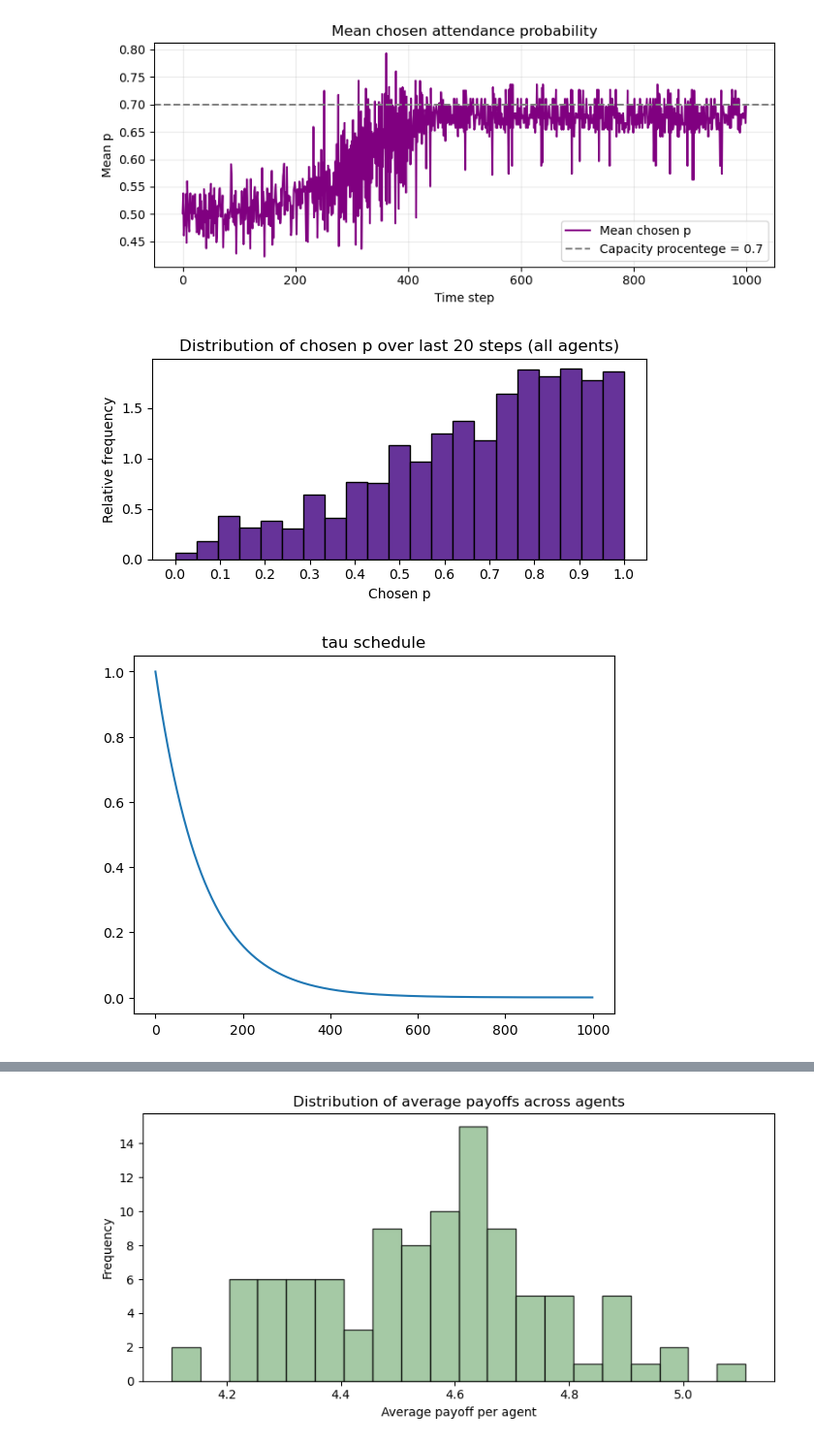
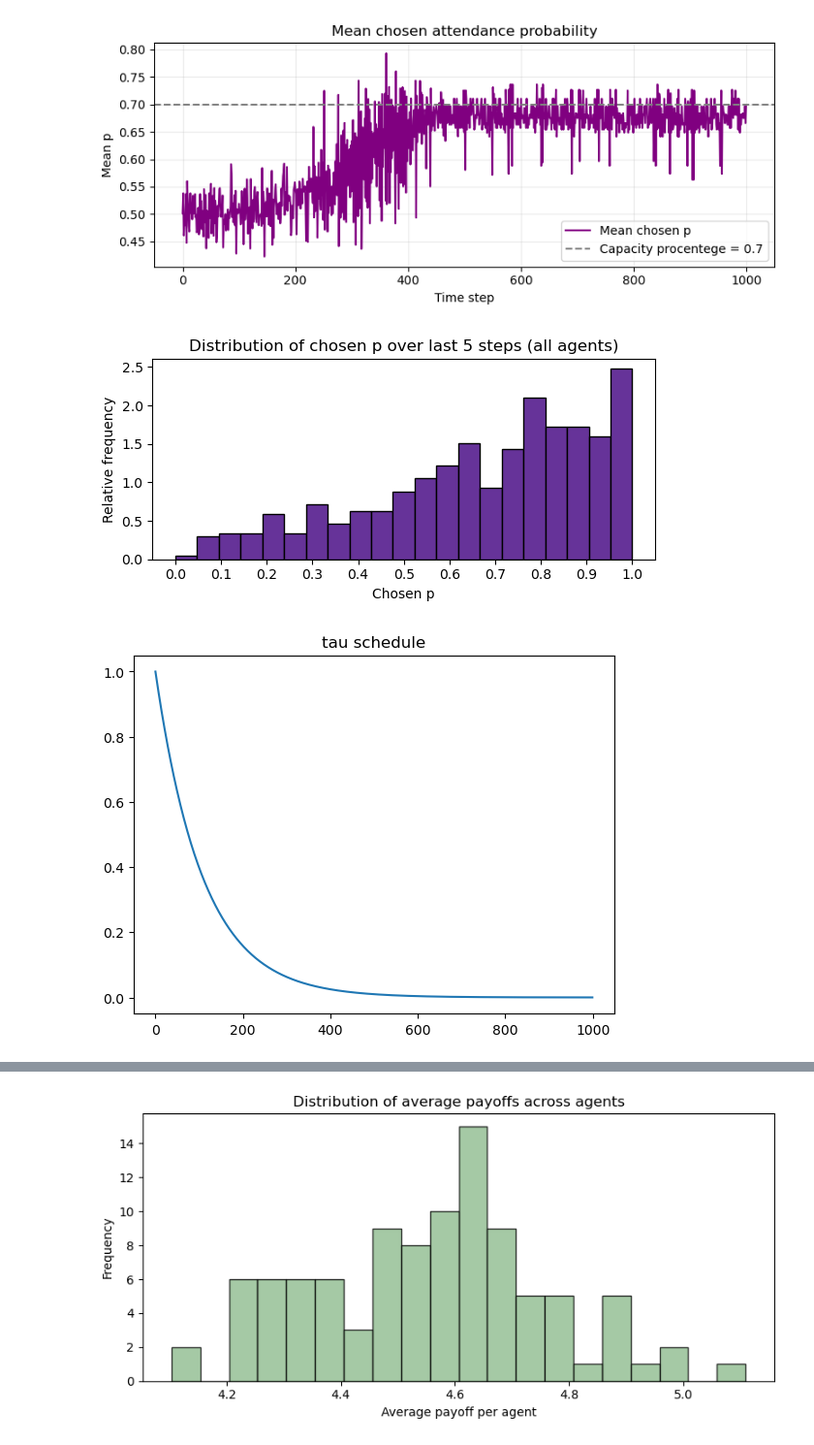
Before and after one commit to DragonsAreFuckingCool/discrete-probability-multi-agent-reinforcement-learning, a Jupyter notebook: IndividualPunishment.ipynb, the cells around one changed output, grey strips where cells are left out. Shown at 97% size. Cells and saved outputs as stored; diff of their text form; code cells hidden in the pictures.

```diff
--- a/IndividualPunishment.ipynb
+++ b/IndividualPunishment.ipynb
@@ -225,63 +225,60 @@ def run_discrete_prob_rl(G=G, S=S, F=F, N=N, C=C, T=T, M=M, lr=LR, gamma=GAMMA,
 # -------------------------
 # Run both models and plot
 # -------------------------
-if __name__ == "__main__":
 
-    print("\n=== Discrete-probability RL ===")
-
-    res = run_discrete_prob_rl(G=G, S=S, F=F, N=N, C=C, T=1000, M=M, lr=LR, gamma=GAMMA,
+res = run_discrete_prob_rl(G=G, S=S, F=F, N=N, C=C, T=1000, M=M, lr=LR, gamma=GAMMA,
                                tau_start=TAU_START, tau_min=TAU_MIN,
                          rho=rho, alpha=alpha, beta=beta, bar_theta=bar_theta,
                          theta_cap=theta_cap, k_init=K_INIT)
 
 
-    att_rl = res["attendance_ts"]
-    mean_p = res["mean_p_ts"]
-    print(f"Mean attendance (last 100): {att_rl[-100:].mean():.2f}")
-    print(f"Mean chosen p (last 100): {mean_p[-100:].mean():.3f}")
+att_rl = res["attendance_ts"]
+mean_p = res["mean_p_ts"]
+print(f"Mean attendance (last 100): {att_rl[-100:].mean():.2f}")
+print(f"Mean chosen p (last 100): {mean_p[-100:].mean():.3f}")
 
     # ---- PLOTS ----
-    plt.figure(figsize=(12, 5))
-    plt.subplot(1, 2, 2)
-    plt.plot(att_rl, label=" Mean attendance", alpha=0.9)
-    plt.axhline(C, color='r', linestyle='--', label=f'Capacity (C={C})')
-    plt.title("Attendance time-series")
-    plt.xlabel("Time step")
-    plt.ylabel("Attendance")
-    plt.legend()
-    plt.grid(True, alpha=0.25)
-    plt.tight_layout()
-    plt.show()
+plt.figure(figsize=(12, 5))
+plt.subplot(1, 2, 2)
+plt.plot(att_rl, label=" Mean attendance", alpha=0.9)
+plt.axhline(C, color='r', linestyle='--', label=f'Capacity (C={C})')
+plt.title("Attendance time-series")
+plt.xlabel("Time step")
+plt.ylabel("Attendance")
+plt.legend()
+plt.grid(True, alpha=0.25)
+plt.tight_layout()
+plt.show()
 
     # Mean chosen probability (RL)
-    plt.figure(figsize=(8, 3.5))
-    plt.plot(mean_p, label='Mean chosen p', color='purple')
-    plt.axhline(C_frac, color='gray', linestyle='--', label=f'Capacity procentege = {C_frac}')
-    plt.title("Mean chosen attendance probability")
-    plt.xlabel("Time step")
-    plt.ylabel("Mean p")
-    plt.legend()
-    plt.grid(True, alpha=0.25)
-    plt.tight_layout()
-    plt.show()
+plt.figure(figsize=(8, 3.5))
+plt.plot(mean_p, label='Mean chosen p', color='purple')
+plt.axhline(C_frac, color='gray', linestyle='--', label=f'Capacity procentege = {C_frac}')
+plt.title("Mean chosen attendance probability")
+plt.xlabel("Time step")
+plt.ylabel("Mean p")
+plt.legend()
+plt.grid(True, alpha=0.25)
+plt.tight_layout()
+plt.show()
 
     # Histogram: distribution of chosen p's in final window
-    chosen_hist = res["chosen_history"]
-    final_window = 20 # do spisific numbers to see what happens at what times in the learning
-    M = chosen_hist.max()
-    w = min(final_window, chosen_hist.shape[0])
-    flat_idxs = chosen_hist[-w:, :].flatten() #help
-    p_values = flat_idxs / M
+chosen_hist = res["chosen_history"]
+final_window = 5 # do spisific numbers to see what happens at what times in the learning
+M = chosen_hist.max()
+w = min(final_window, chosen_hist.shape[0])
+flat_idxs = chosen_hist[-w:, :].flatten() #help
+p_values = flat_idxs / M
 
-    plt.figure(figsize=(6, 3))
-    plt.hist(p_values, bins=M + 1, edgecolor='black', color='rebeccapurple', density=True)
-    plt.title(f"Distribution of chosen p over last {w} steps (all agents)")
-    plt.xlabel("Chosen p")
-    plt.ylabel("Relative frequency")
-    plt.xticks(np.linspace(0, 1, 11))
-    plt.tight_layout()
-    plt.show()
+plt.figure(figsize=(6, 3))
+plt.hist(p_values, bins=M + 1, edgecolor='black', color='rebeccapurple', density=True)
+plt.title(f"Distribution of chosen p over last {w} steps (all agents)")
+plt.xlabel("Chosen p")
+plt.ylabel("Relative frequency")
+plt.xticks(np.linspace(0, 1, 11))
+plt.tight_layout()
+plt.show()
 
 
-    plt.plot(res["tau_history"]); plt.title("tau schedule"); plt.show()
+plt.plot(res["tau_history"]); plt.title("tau schedule"); plt.show()
 # %% [output]
@@ -289,8 +285,8 @@ if __name__ == "__main__":
 Mean attendance (last 100): 67.82
 Mean chosen p (last 100): 0.677
 [figure]
 [figure]
-[figure, old version]
+[figure, new version]
 [figure]
 # %%
 
```
Also changed, not shown: parts of 4 cells of this notebook, 3 other files.
